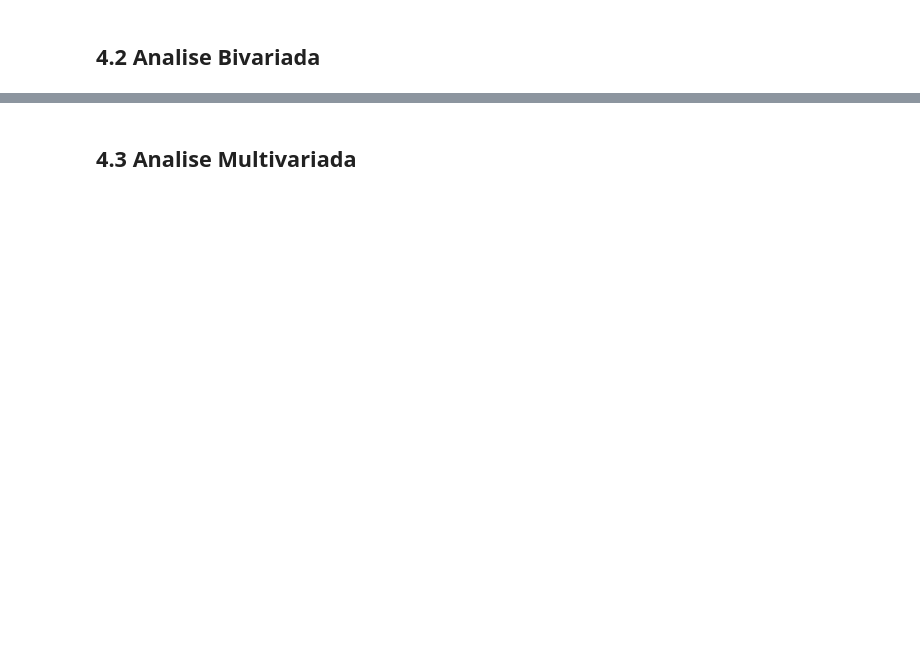
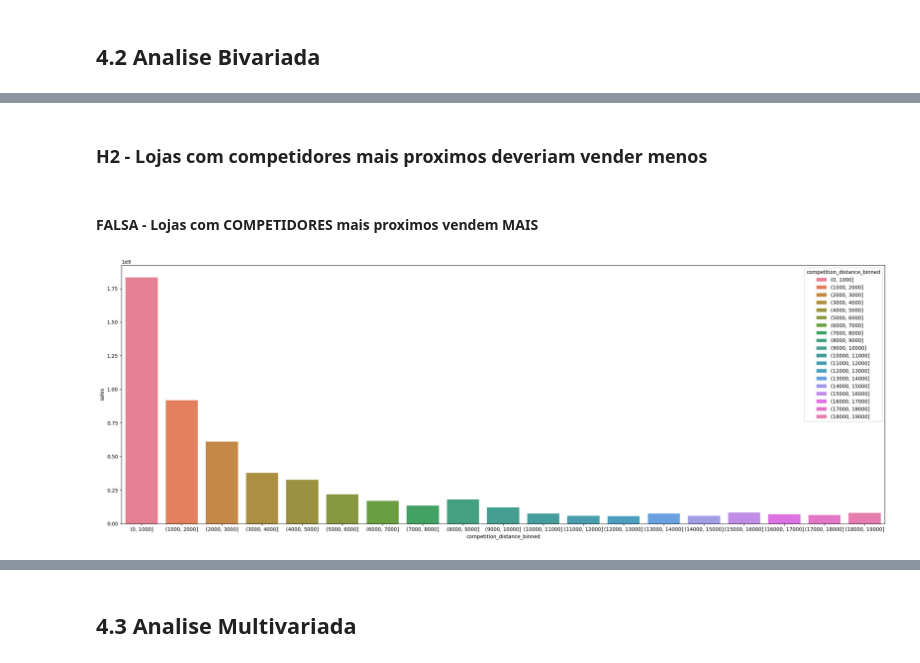
Before and after one commit to jcmazoni/rossmann, a Jupyter notebook: DS_aula1.ipynb, the cells around one changed output, grey strips where cells are left out. Drawn from its saved outputs; the diff is of its cells as text; code cells hidden in the pictures; blank space fills up the shorter version.

```diff
--- a/DS_aula1.ipynb
+++ b/DS_aula1.ipynb
@@ -666,0 +709,23 @@ plt.show()
+# %% [markdown]
+### H2 - Lojas com competidores mais proximos deveriam vender menos
+# %% [markdown]
+#### FALSA - Lojas com COMPETIDORES mais proximos vendem MAIS
+# %%
+aux1 = df4[['competition_distance', 'sales']].groupby('competition_distance').sum().reset_index()
+
+bins = list(np.arange(0, 20000, 1000))
+
+aux1['competition_distance_binned'] = pd.cut(aux1['competition_distance'], bins=bins)
+aux2 = aux1[['competition_distance_binned', 'sales']].groupby('competition_distance_binned').sum().reset_index()
+
+
+plt.figure(figsize=(22, 8))
+#sns.barplot(x='competition_distance_binned', y='sales', data=aux2, palette='Set1');
+sns.barplot(x='competition_distance_binned', y='sales', data=aux2, hue='competition_distance_binned');
+# Ajuste o layout para evitar sobreposição de rótulos
+plt.tight_layout()
+
+# Exiba a figura
+plt.show()
+# %% [output]
+[figure, added]
```
Also changed, not shown: parts of 14 cells of this notebook.
